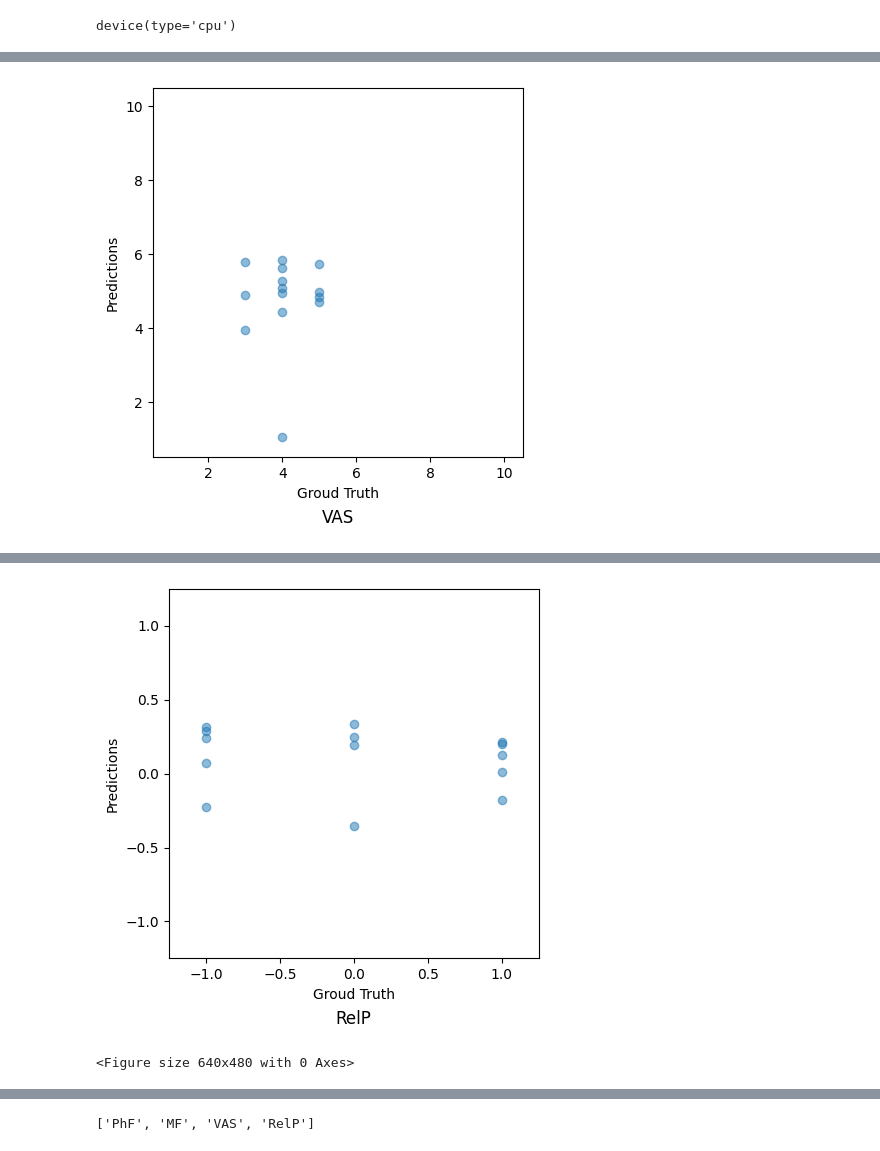
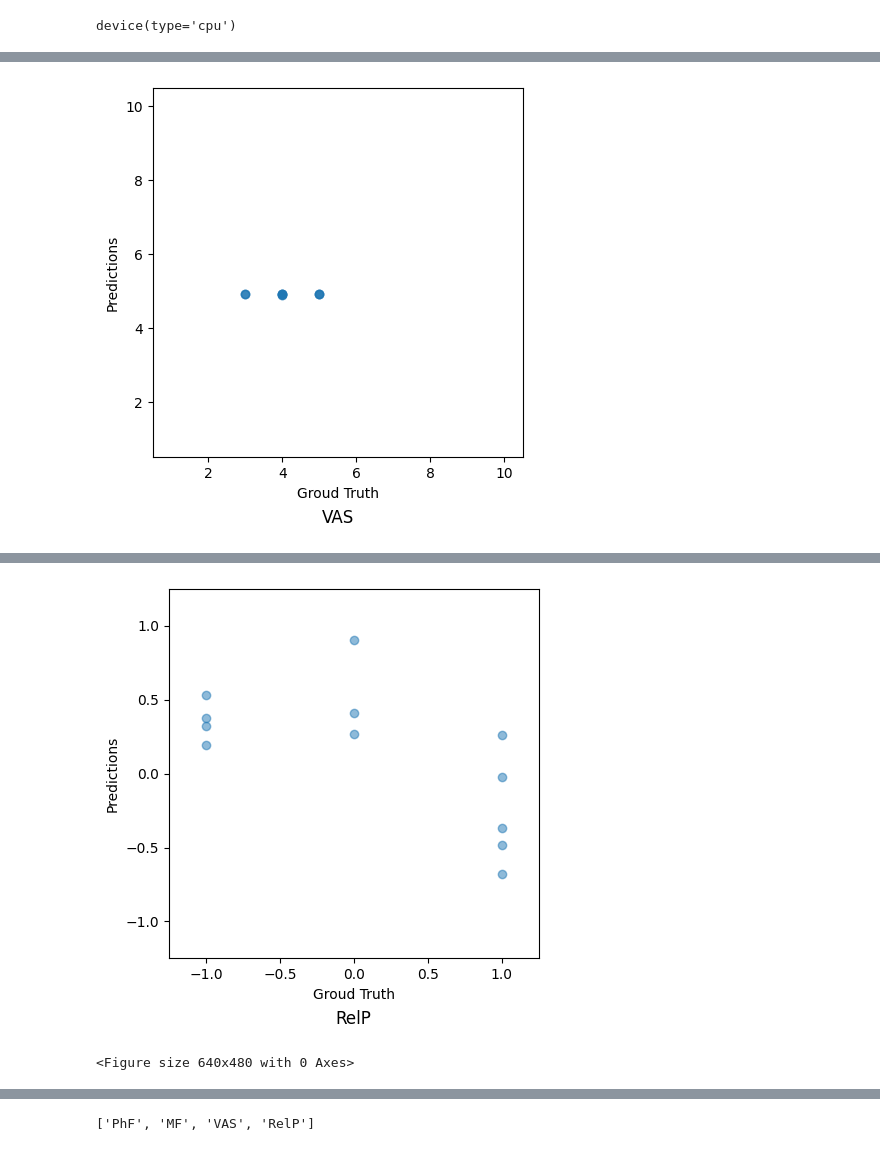
Before and after one commit to jenydu/Fatigue-Wearable, a Jupyter notebook: one_sample_case.ipynb, the cells around one changed output, grey strips where cells are left out. Drawn from its saved outputs; the diff is of its cells as text; code cells hidden in the pictures.

```diff
--- a/one_sample_case.ipynb
+++ b/one_sample_case.ipynb
@@ -179,16 +227,20 @@ for i in range(len(PROlabels)):
     input_size = 10  # Adjust according to your data
     hidden_size = 128
     output_size = 1  # Assuming regression task
-    num_layers = 1
-    consistency_attention_size = 128
-    model = LSTMWithAttention(input_size, hidden_size, output_size, num_layers, consistency_attention_size)
+    num_layers = 4
+    consistency_attention_size = 4
+
+    model = LSTMWithSelfAttention(input_size, hidden_size, output_size, num_layers)
+
+    # model = LSTMWithAttention(input_size, hidden_size, output_size, num_layers, consistency_attention_size)
+
 
     # Define loss and optimizer
     criterion = nn.MSELoss()
     optimizer = optim.Adam(model.parameters(), lr=0.001)
 
     # Training the model
-    num_epochs = 10
+    num_epochs = 30
 
     for epoch in range(num_epochs):
         model.train()
@@ -279,2 +346,2 @@ Test Loss: 2.2460
-[figure, old version]
+[figure, new version]
 RelP
@@ -292,4 +364,4 @@ Test Loss: 0.8139
-[figure, old version]
+[figure, new version]
 <Figure size 640x480 with 0 Axes>
 # %%
 
```
Also changed, not shown: parts of 5 cells of this notebook, 2 other files.
